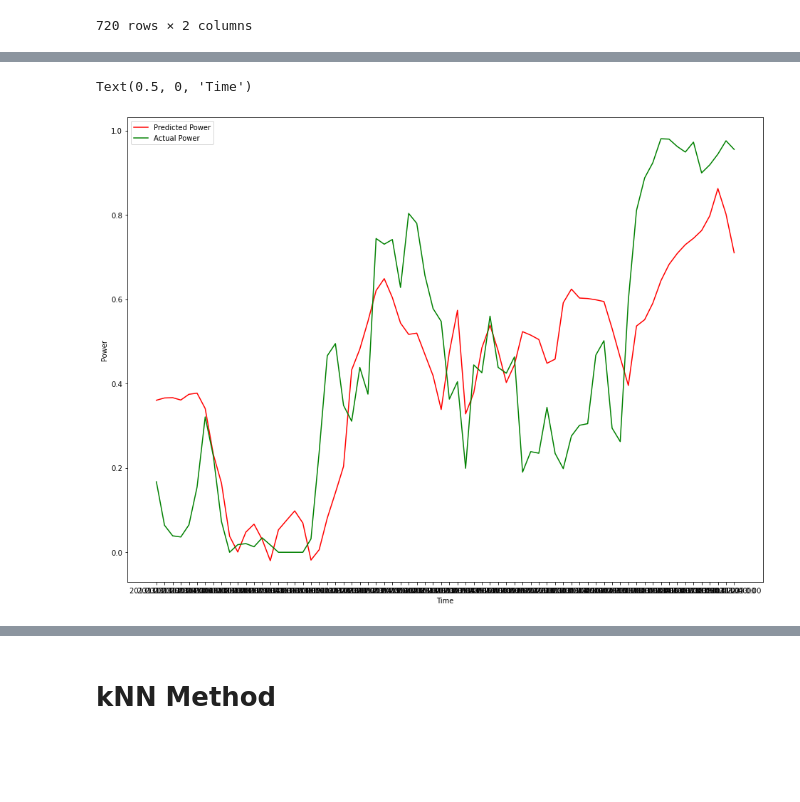
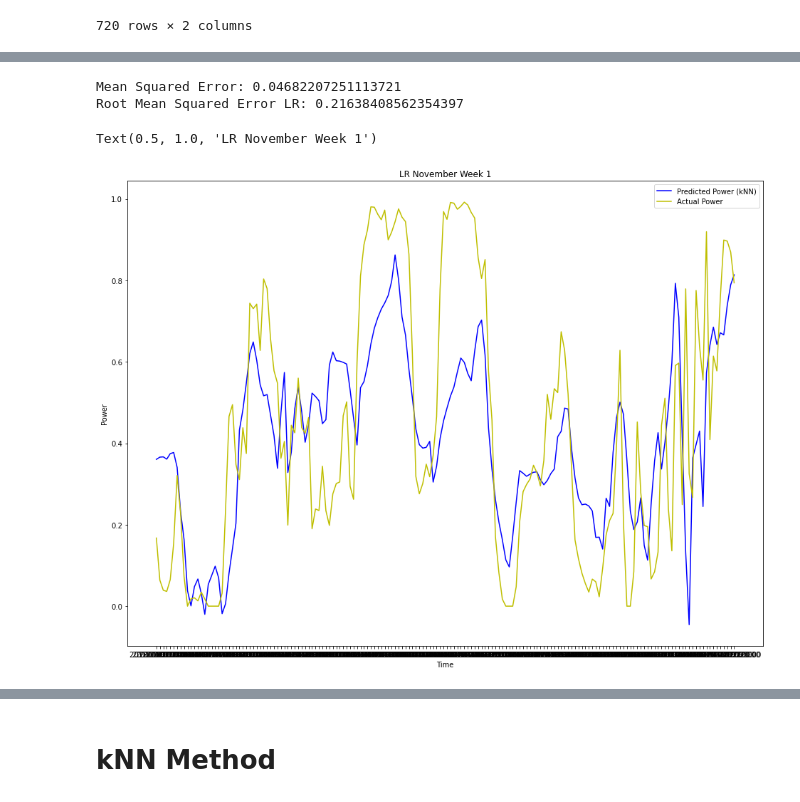
Before and after one commit to andreasdyve/IN5410-assignment2, a Jupyter notebook: Task 1.ipynb, the cells around one changed output, grey strips where cells are left out. Drawn from its saved outputs; the diff is of its cells as text; code cells hidden in the pictures; blank space fills up the shorter version.

```diff
--- a/Task 1.ipynb
+++ b/Task 1.ipynb
@@ -46,7 +46,7 @@ n = len(X)
 numer = 0
 denom = 0
 for i in range(n):
-    numer += (X[i] - mean_X) * (y[i] - mean_Y)
+    numer += (X[i] - mean_X) * (Y[i] - mean_Y)
     denom += (X[i] - mean_X) ** 2
 b1 = numer / denom
 b0 = mean_Y - (b1 * mean_X)
@@ -147,14 +153,23 @@ np.savetxt("ForecastTemplate1-LR.csv", y, delimiter=",")
+# %%
+mse = mean_squared_error(y_test, y_pred)
+print("Mean Squared Error:",mse)
+rmse = math.sqrt(mse)
+print("Root Mean Squared Error LR:", rmse)
+# %% [output]
+Mean Squared Error: 0.04682207251113721
+Root Mean Squared Error LR: 0.21638408562354397
 # %%
-x_week = WFI.iloc[0:72]['TIMESTAMP']
-y_week = WFI.iloc[0:72]['POWER']
-y2_week = WFI.iloc[0:72]['ActPower']
+x_week_1 = WFI.iloc[0:168]['TIMESTAMP']
+y_week_1 = WFI.iloc[0:168]['POWER']
+y2_week_1 = WFI.iloc[0:168]['ActPower']
 
-plt.plot(x_week,y_week, color = 'r', label ='Predicted Power')
-plt.plot(x_week,y2_week, color = 'g', label ='Actual Power')
+plt.plot(x_week_1,y_week_1, color = 'b', label ='Predicted Power (kNN)')
+plt.plot(x_week_1,y2_week_1, color = 'y', label ='Actual Power')
 plt.legend()
 plt.rcParams['figure.figsize'] = [16, 12]
 plt.ylabel('Power')
 plt.xlabel('Time')
+plt.title('LR November Week 1')
 # %% [output]
-Text(0.5, 0, 'Time')
+Text(0.5, 1.0, 'LR November Week 1')
-[figure, old version]
+[figure, new version]
```
Also changed, not shown: parts of 25 cells of this notebook.
